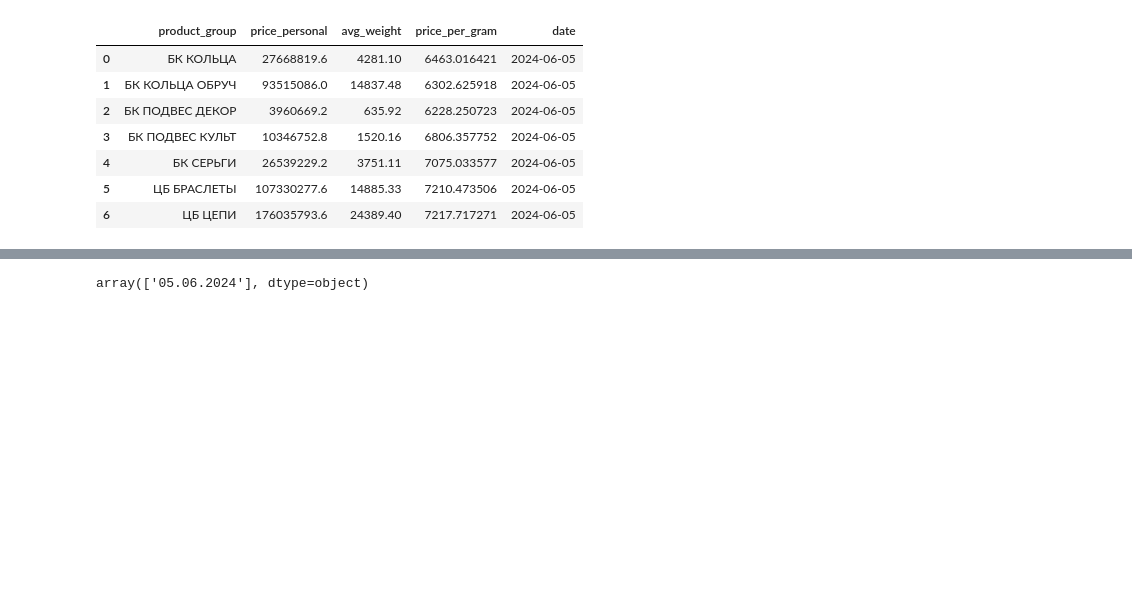
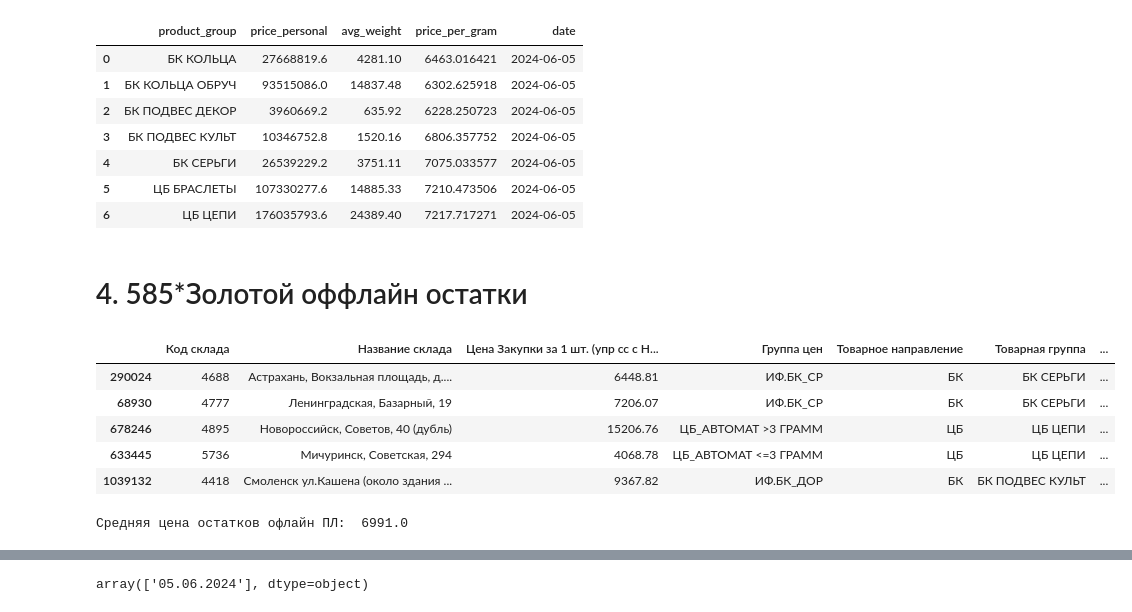
Before and after one commit to sergey-trenkin/notebooks, a Jupyter notebook: eda_every_days.ipynb, the cells around one changed output, grey strips where cells are left out. Cells and saved outputs as stored; diff of their text form; code cells hidden in the pictures; blank space fills up the shorter version.

```diff
--- a/eda_every_days.ipynb
+++ b/eda_every_days.ipynb
@@ -1,14 +1,20 @@
 # %%
+from sqlalchemy import create_engine
 from bs4 import BeautifulSoup as bs
-from sqlalchemy import create_engine
 import datetime as dt
 import pandas as pd
 import numpy as np
 import warnings
 import requests
+import pymssql
+import calendar
+import locale
 import json
 import glob
 import os
 
 warnings.filterwarnings('ignore')
-pd.set_option('display.max_columns', None)
+pd.set_option('use_inf_as_na', True)
+pd.options.display.max_columns = None
+pd.set_option('float_format', '{:.2f}'.format)
+locale.setlocale(locale.LC_ALL, 'ru_RU.UTF-8')
@@ -774,3 +782,31 @@ df.columns = ['date_', 'competitor', 'weight', 'price_personal', 'tg', 'price_pe
 data_history = pd.DataFrame({'date': [pd.to_datetime('2024-06-05', format='mixed')],
                             'competitor': ['585*Золотой'],
                             'avg_ppg': [int(df['price_personal'].sum() / df['weight'].sum())]})
+# %% [markdown]
+# 4. 585*Золотой оффлайн остатки
+# %%
+# SQL-скрипт ниже выгружает данные по остаткам с БД Staging, доступ к ней выдаётся по учётной записи Windows по согласованию
+
+conn = pymssql.connect(server='AX-SQL', database='Staging')
+cursor = conn.cursor()
+
+sql = f'''
+SELECT [Код склада], [Название склада], [Цена Закупки за 1 шт. (упр сс с НДС за единицу)], [Группа цен],
+[Товарное направление], [Товарная группа], [Проба], [Цена Розн., за шт],  [Запрет скидки],
+[Код товара],  [Артикул поставщика], [Чистый вес], [ШК], [Общий вес], [Скидка на изделии], [Тип изделия 1],
+[ID Сайта]
+from [Staging].[Reports].[Remainings_8h]
+where [Товарное направление] in (N'БК', N'ЦБ')
+'''
+
+sql_query = pd.read_sql_query(sql, conn)
+stock = pd.DataFrame(sql_query)
+# %%
+stock.sample(5)
+# %% [output]
+|  | Код склада | Название склада | Цена Закупки за 1 шт. (упр сс с Н... | Группа цен | Товарное направление | Товарная группа | ... |
+| 290024 | 4688 | Астрахань, Вокзальная площадь, д.... | 6448.81 | ИФ.БК_СР | БК | БК СЕРЬГИ | ... |
+| 68930 | 4777 | Ленинградская, Базарный, 19 | 7206.07 | ИФ.БК_СР | БК | БК СЕРЬГИ | ... |
+| 678246 | 4895 | Новороссийск, Советов, 40 (дубль) | 15206.76 | ЦБ_АВТОМАТ >3 ГРАММ | ЦБ | ЦБ ЦЕПИ | ... |
+| 633445 | 5736 | Мичуринск, Советская, 294 | 4068.78 | ЦБ_АВТОМАТ <=3 ГРАММ | ЦБ | ЦБ ЦЕПИ | ... |
+| 1039132 | 4418 | Смоленск ул.Кашена (около здания ... | 9367.82 | ИФ.БК_ДОР | БК | БК ПОДВЕС КУЛЬТ | ... |
@@ -776,0 +859,5 @@ data_history = pd.DataFrame({'date': [pd.to_datetime('2024-06-05', format='mixed
+# %%
+stock_price_pl = ((gold_stock['price_personal']).sum() / gold_stock['weight'].sum()).round(0)
+print('Средняя цена остатков офлайн ПЛ: ', stock_price_pl)
+# %% [output]
+Средняя цена остатков офлайн ПЛ:  6991.0
```
Also changed, not shown: parts of 21 cells of this notebook.
